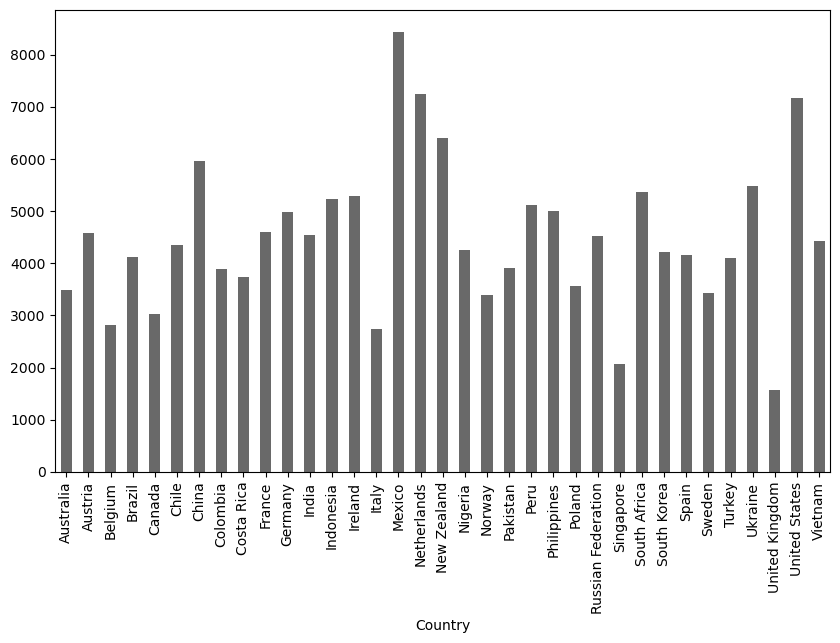
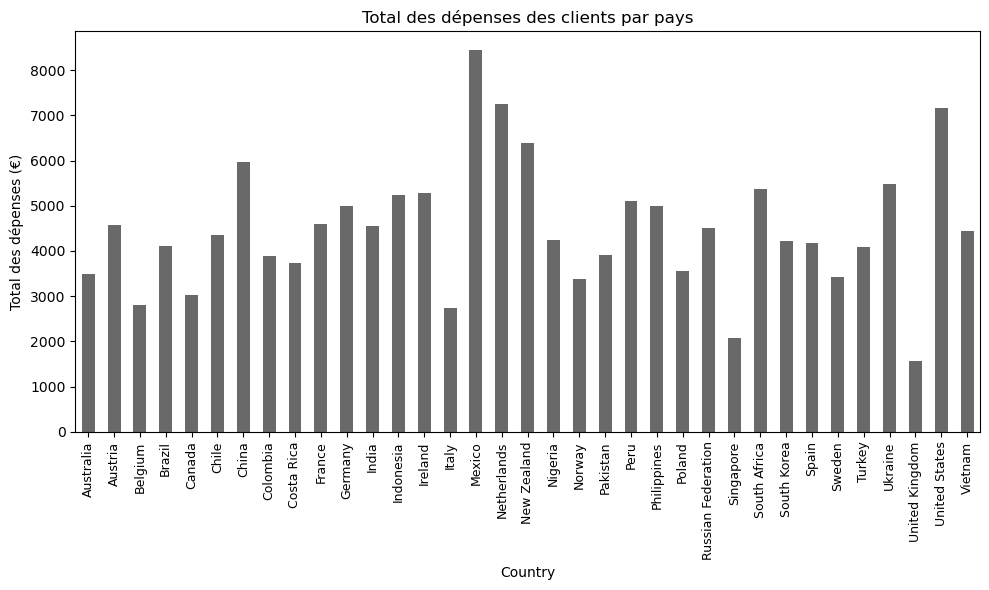
The change to this notebook cell's code, shown as a diff; its figure went from the first image to the second:
--- before
+++ after
@@ -9,2 +9,13 @@
 plt.figure(figsize=(10, 6))
 df.groupby('Country')['Customer spendings'].sum().plot(kind='bar', color='dimgray')
+plt.title('Total des dépenses des clients par pays')
+plt.xlabel('Country')
+plt.ylabel('Total des dépenses (€)')
+plt.xticks(rotation=90,fontsize=9)
+plt.tight_layout()
+plt.show()
+df_cleaned = df[df['Customer spendings'] >= 10]
+df_cleaned = df_cleaned.drop_duplicates()
+columns_to_keep = ['Country', 'Age', 'Gender', 'Customer spendings']
+df_final = df_cleaned[columns_to_keep]
+df_final.to_csv('dataset-sell4all-clean.csv', index=False)

Commit: clean data final final